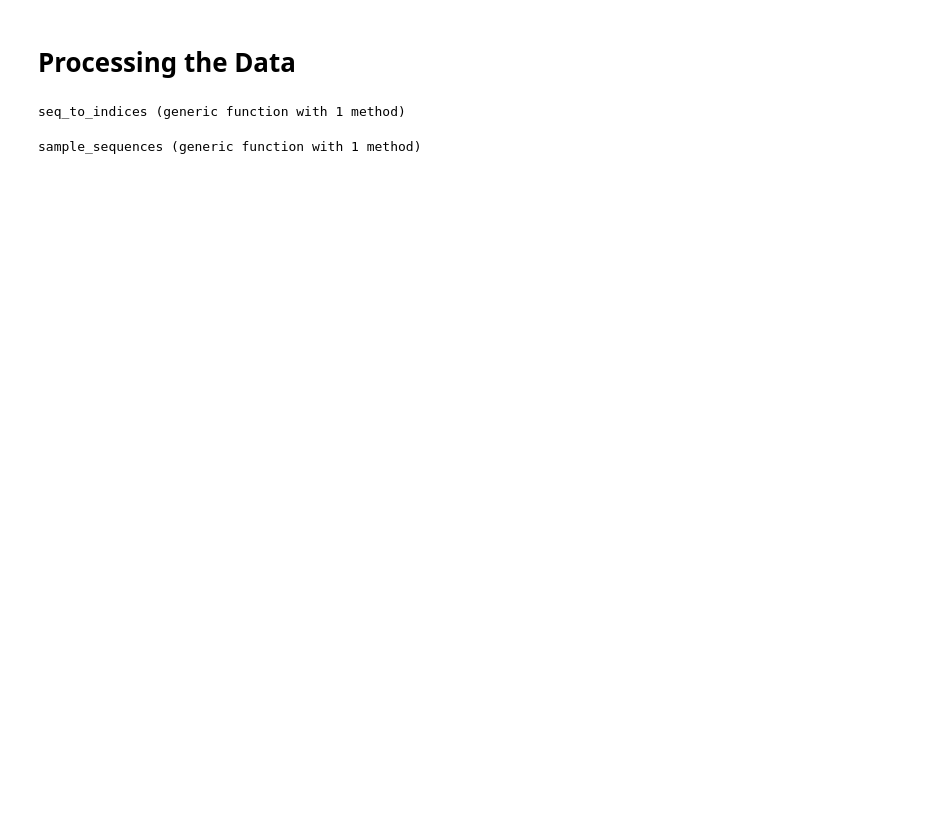
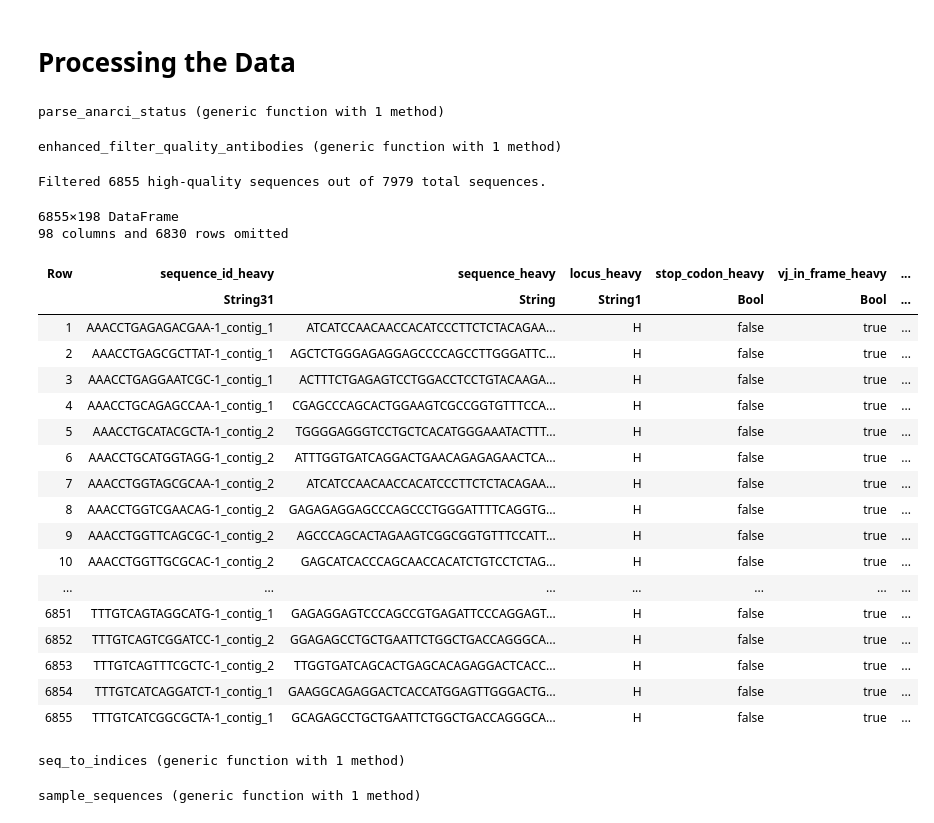
Before and after one commit to elanur321/Discrete-Diffusion, a Jupyter notebook: Antibodies.ipynb, the cells around one changed output. Cells and saved outputs as stored; diff of their text form; code cells hidden in the pictures; blank space fills up the shorter version.

```diff
--- a/Antibodies.ipynb
+++ b/Antibodies.ipynb
@@ -235,3 +272,76 @@ df = df[1:50, :];
+# %%
+function parse_anarci_status(status::String)
+    deletions = Int[]
+    shorter_regions = String[]
+
+    # Extract deletions
+    if occursin("Deletions:", status)
+        deletions_str = match(r"Deletions: ([\d, ]+)", status).captures[1]
+        deletions = parse.(Int, split(deletions_str, ", "))
+    end
+
+    # Check for shorter regions
+    if occursin("Shorter than IMGT defined:", status)
+        shorter_str = match(r"Shorter than IMGT defined: (.+)\|", status).captures[1]
+        shorter_regions = split(shorter_str, ", ")
+    end
+
+    is_fully_numbered = !occursin("Shorter than IMGT defined", status) &&
+                        !occursin("Longer than IMGT defined", status)
+
+    return (deletions=deletions, shorter_regions=shorter_regions, is_fully_numbered=is_fully_numbered)
+end
+# %% [output]
+parse_anarci_status (generic function with 1 method)
+# %%
+function filter_quality_antibodies(df)
+    quality_mask = (
+        df.productive_heavy .== true .&
+        df.vj_in_frame_heavy .== true .&
+        df.complete_vdj_heavy .== true .&
+        df.Redundancy_heavy .== true
+    )
+
+    anarci_parsed = parse_anarci_status.(df.ANARCI_status_heavy)
+    is_fully_numbered = [status.is_fully_numbered for status in anarci_parsed]
+    quality_mask .&= is_fully_numbered
+
+    # Filter based on CDR3 length
+    cdr3_length = length.(df.cdr3_aa_heavy)
+    quality_mask .&= (cdr3_length .>= 8) .& (cdr3_length .<= 30)  # Focus on more typical CDR3 lengths
+
+    high_quality_df = df[quality_mask, :]
+
+    println("Filtered $(nrow(high_quality_df)) high-quality sequences out of $(nrow(df)) total sequences.")
+
+    return high_quality_df
+end
+# %% [output]
+enhanced_filter_quality_antibodies (generic function with 1 method)
+# %%
+df = filter_quality_antibodies(df)
+# %% [output]
+Filtered 6855 high-quality sequences out of 7979 total sequences.
+6855×198 DataFrame
+98 columns and 6830 rows omitted
+| Row | sequence_id_heavy | sequence_heavy | locus_heavy | stop_codon_heavy | vj_in_frame_heavy | ... |
+|  | String31 | String | String1 | Bool | Bool | ... |
+| 1 | AAACCTGAGAGACGAA-1_contig_1 | ATCATCCAACAACCACATCCCTTCTCTACAGAA... | H | false | true | ... |
+| 2 | AAACCTGAGCGCTTAT-1_contig_1 | AGCTCTGGGAGAGGAGCCCCAGCCTTGGGATTC... | H | false | true | ... |
+| 3 | AAACCTGAGGAATCGC-1_contig_1 | ACTTTCTGAGAGTCCTGGACCTCCTGTACAAGA... | H | false | true | ... |
+| 4 | AAACCTGCAGAGCCAA-1_contig_1 | CGAGCCCAGCACTGGAAGTCGCCGGTGTTTCCA... | H | false | true | ... |
+| 5 | AAACCTGCATACGCTA-1_contig_2 | TGGGGAGGGTCCTGCTCACATGGGAAATACTTT... | H | false | true | ... |
+| 6 | AAACCTGCATGGTAGG-1_contig_2 | ATTTGGTGATCAGGACTGAACAGAGAGAACTCA... | H | false | true | ... |
+| 7 | AAACCTGGTAGCGCAA-1_contig_2 | ATCATCCAACAACCACATCCCTTCTCTACAGAA... | H | false | true | ... |
+| 8 | AAACCTGGTCGAACAG-1_contig_2 | GAGAGAGGAGCCCAGCCCTGGGATTTTCAGGTG... | H | false | true | ... |
+| 9 | AAACCTGGTTCAGCGC-1_contig_2 | AGCCCAGCACTAGAAGTCGGCGGTGTTTCCATT... | H | false | true | ... |
+| 10 | AAACCTGGTTGCGCAC-1_contig_2 | GAGCATCACCCAGCAACCACATCTGTCCTCTAG... | H | false | true | ... |
+| ... | ... | ... | ... | ... | ... | ... |
+| 6851 | TTTGTCAGTAGGCATG-1_contig_1 | GAGAGGAGTCCCAGCCGTGAGATTCCCAGGAGT... | H | false | true | ... |
+| 6852 | TTTGTCAGTCGGATCC-1_contig_2 | GGAGAGCCTGCTGAATTCTGGCTGACCAGGGCA... | H | false | true | ... |
+| 6853 | TTTGTCAGTTTCGCTC-1_contig_2 | TTGGTGATCAGCACTGAGCACAGAGGACTCACC... | H | false | true | ... |
+| 6854 | TTTGTCATCAGGATCT-1_contig_1 | GAAGGCAGAGGACTCACCATGGAGTTGGGACTG... | H | false | true | ... |
+| 6855 | TTTGTCATCGGCGCTA-1_contig_1 | GCAGAGCCTGCTGAATTCTGGCTGACCAGGGCA... | H | false | true | ... |
 # %%
 # Assuming df is your DataFrame with the antibody sequences
 sequences = df.sequence_alignment_aa_heavy
```
Also changed, not shown: parts of 15 cells of this notebook.
